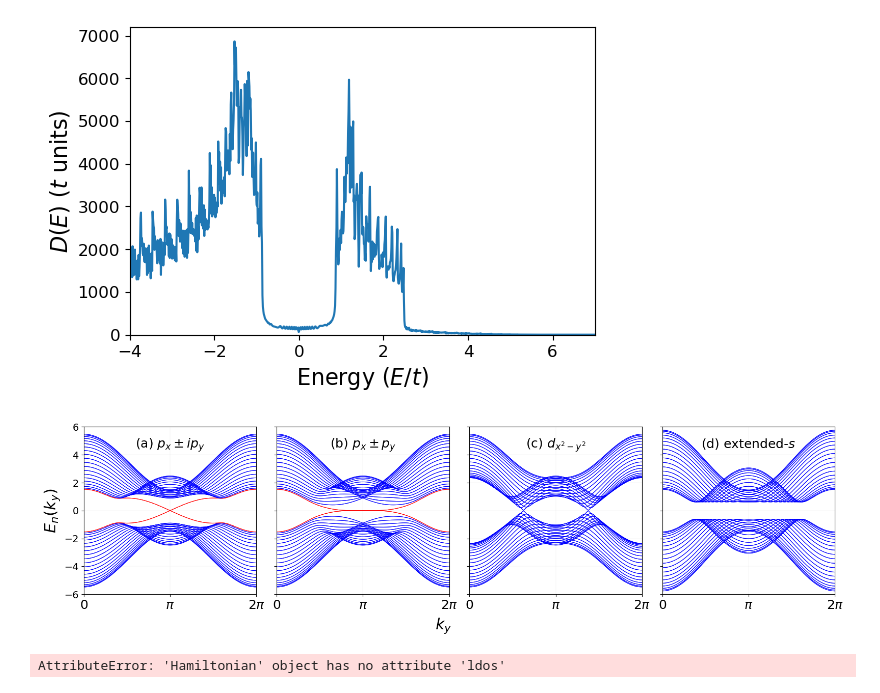
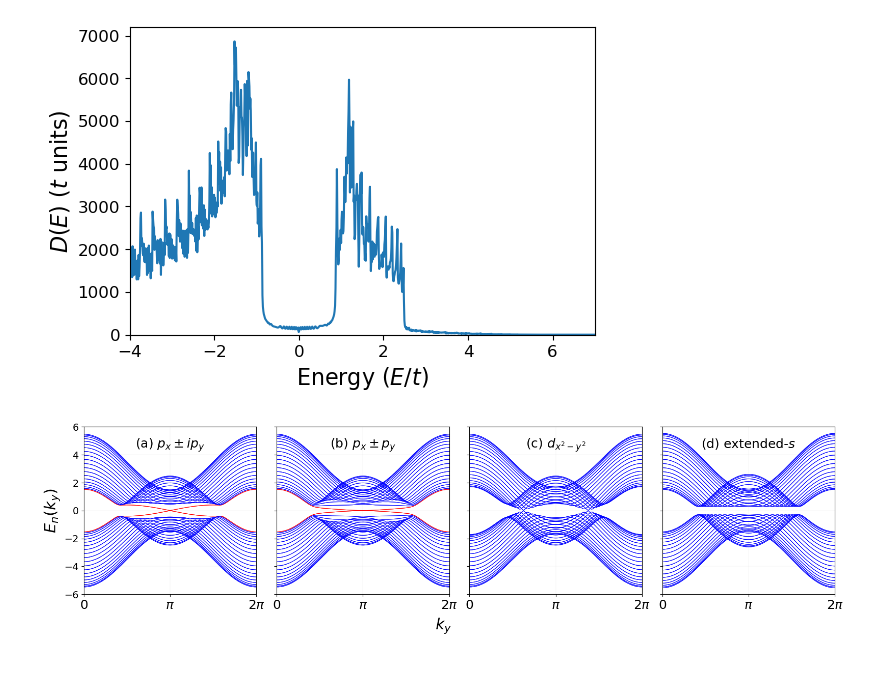
Before and after one commit to emilssp/master-thesis-codebase, a Jupyter notebook: notebooks/majorana.ipynb, the cells around one changed output. Saved outputs shown, nothing was run; the diff lists cells and outputs as text; code cells hidden in the pictures.

```diff
--- a/notebooks/majorana.ipynb
+++ b/notebooks/majorana.ipynb
@@ -87,15 +87,16 @@ text =[
     r"(d) extended-$s$"
 ]
 
-init_states = [[0.3, -0.3, 0.3j, -0.3j],
-               [0.3, -0.3, 0.3, -0.3],
-               [0.3, 0.3, -0.3, -0.3],
-               [0.3, 0.3, 0.3, 0.3]]
+init_states = [[0.2, -0.2, 0.2j, -0.2j],
+               [0.2, -0.2, 0.2, -0.2],
+               [0.2, 0.2, -0.2, -0.2],
+               [0.2, 0.2, 0.2, 0.2]]
 
 colors = ['red', 'red', 'blue', 'blue']
 # %%
 fig, axs = plt.subplots(1, 4, figsize=(16, 4), sharey=True)
-
+V0 = 2.0 * t / 2
+V = V0 * np.ones(lattice.X)
 for i, (state, txt) in enumerate(zip(init_states, text)):
     ax = axs[i]
 
@@ -103,37 +104,32 @@ for i, (state, txt) in enumerate(zip(init_states, text)):
                     U=None, V_prime=None, V=V,
                     F_init=state)
     ky_vals, eigvals = H.spectrum_for_state()
 
     for band in eigvals.T:
         # if band[0] < 0 and band[-1] < 0:
             # continue
-        if np.abs(band[len(band)//2]) < 0.51:
+        if np.abs(band[len(band)//2]) < 0.31:
             ax.plot(ky_vals, band, linewidth=0.7, color='red')
             continue
         ax.plot(ky_vals, band, linewidth=0.7, color='blue')
     ax.text(np.pi, 4.5, txt, fontsize=18, ha='center')
     ax.set_xlim(0, 2 * np.pi)
     ax.set_ylim(-6, 6)
 
     ax.set_xticks([0, np.pi, 2 * np.pi])
     ax.set_xticklabels([r"$0$", r"$\pi$", r"$2\pi$"], fontsize=18)
 
     ax.tick_params(axis='y', labelsize=14)
 
     ax.grid(True, linewidth=0.2, alpha=0.4)
 
     if i == 0:
         ax.set_ylabel(r"$E_n(k_y)$", fontsize=22)
 
 fig.text(0.5, -0.05, r"$k_y$", ha='center', fontsize=22)
 plt.tight_layout()
 
 plt.savefig("../figures/majorana_spectra.pdf", bbox_inches="tight")
 plt.show()
 # %% [output]
-[figure, old version]
+[figure, new version]
-# %%
-ldos = H.ldos(energies, 0.01)          # (nE, Nsites)
-dos_from_ldos = np.sum(ldos, axis=1)     # (nE,)
-# %% [output]
-AttributeError: 'Hamiltonian' object has no attribute 'ldos'
```
Also changed, not shown: 8 other files.
